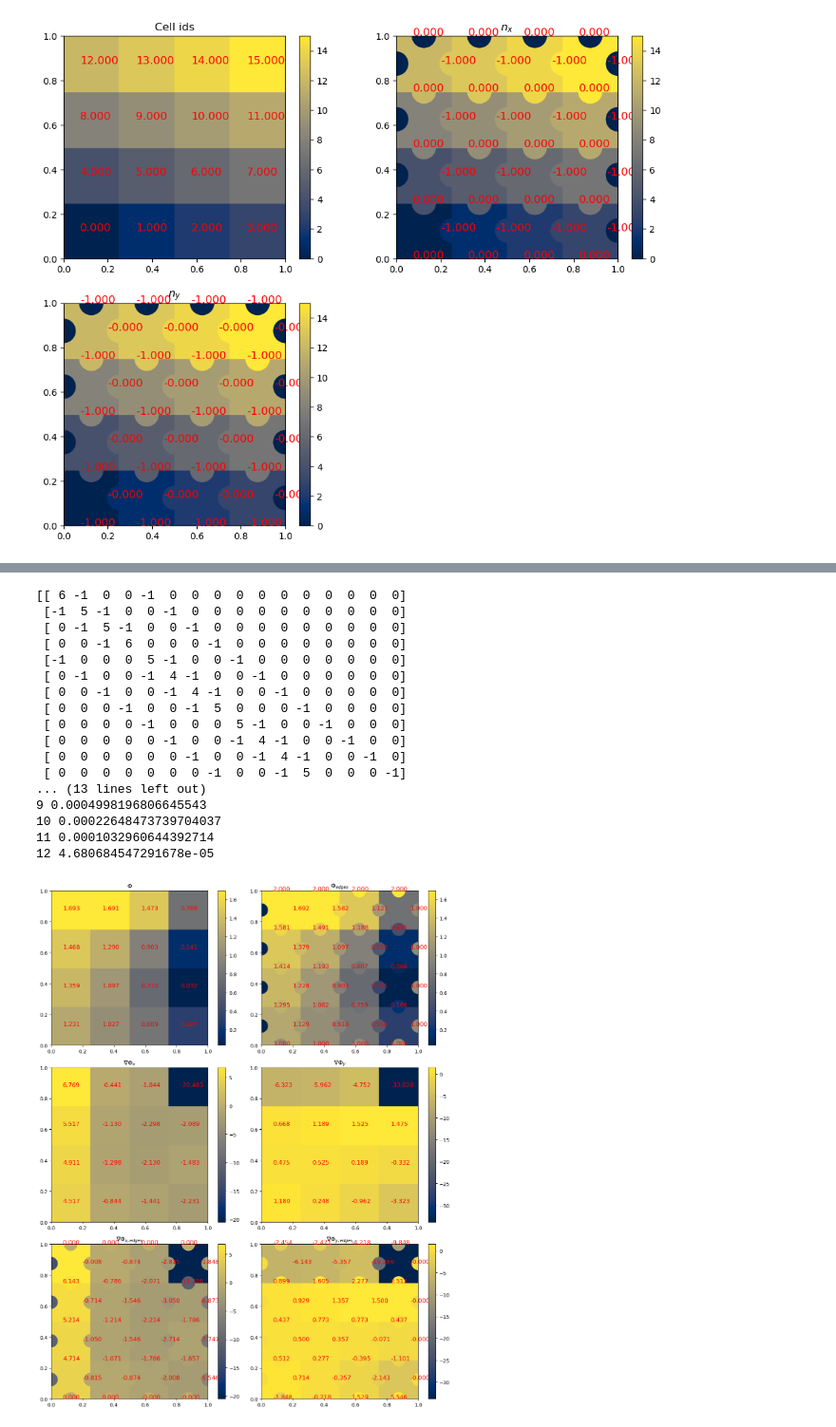
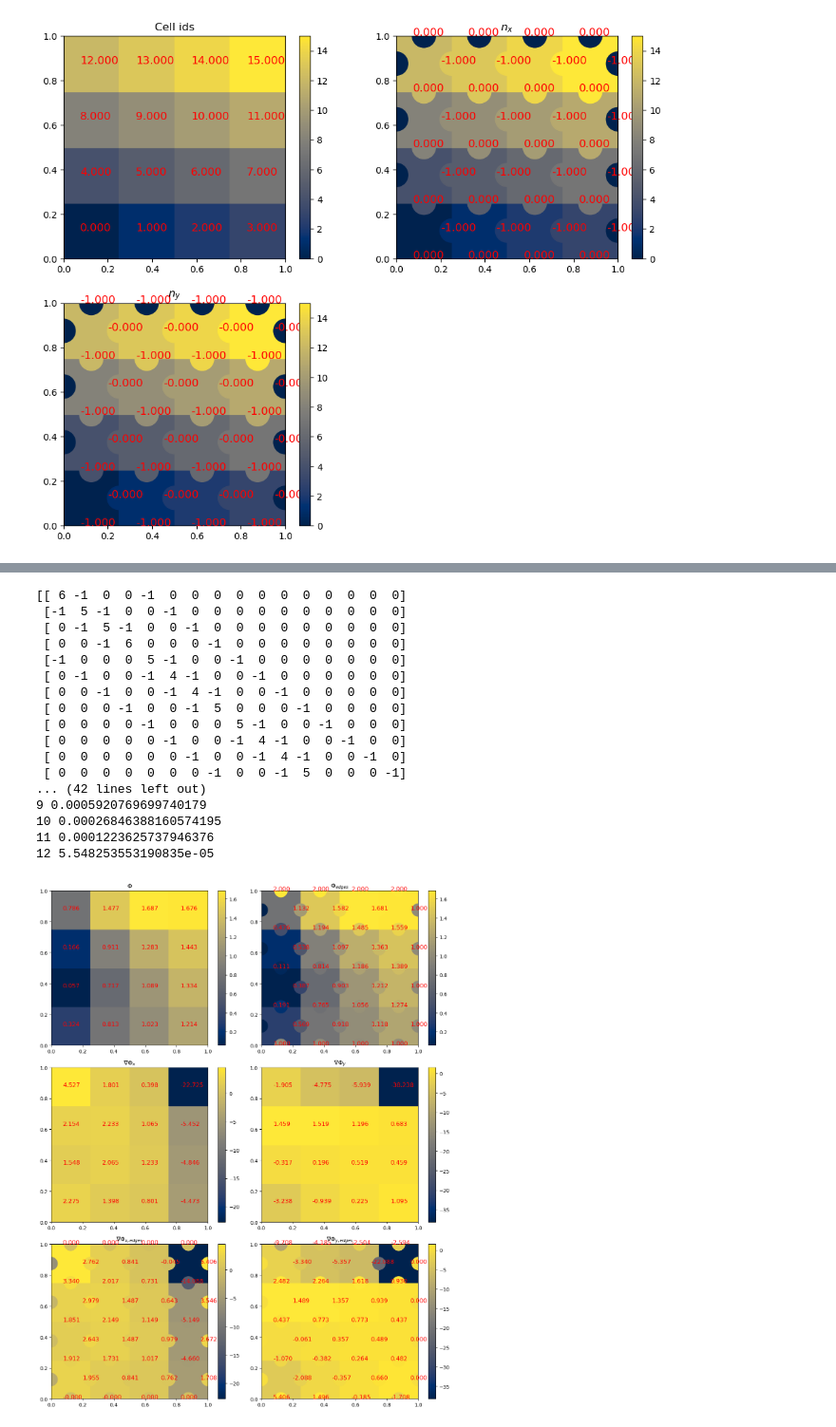
Before and after one commit to XerusN/cfd-tests, a Jupyter notebook: tests.ipynb, the cells around one changed output, grey strips where cells are left out. Shown at 95% size. Drawn from its saved outputs; the diff is of its cells as text; code cells hidden in the pictures.

Commit message:
added poisson node based (not matching cfd-rs results)

```diff
--- a/tests.ipynb
+++ b/tests.ipynb
@@ -112,3 +147,38 @@ for i in range(n):
     ax.annotate('{:.3f}'.format(mesh['pairs']['cells_normals'][i][1]), (x[i]-0.05, y[i]), fontsize=12, color='r')
 # %% [output]
 [figure]
+# %%
+n_nodes = mesh['nodes']['n']
+n_pairs = mesh['pairs']['n']
+
+fig = plt.figure(figsize=(12, 15))
+
+ax = fig.add_subplot(3, 2, 1)
+nodes_id = np.arange(n_nodes)
+plot_nodes(fig, ax, mesh, nodes_id, title=r'Node ids', xlim=(-0.1, 1.1), ylim=(-0.1, 1.1))
+
+ax = fig.add_subplot(3, 2, 2)
+x = pairs_centers[:, 0]
+y = pairs_centers[:, 1]
+values = mesh['pairs']['nodes']
+values = [v[0] for v in values]
+n = n_pairs
+scalar_map=plot_nodes(fig, ax, mesh, nodes_id, xlim=(-0.1, 1.1), ylim=(-0.1, 1.1), print_values=False)
+cm = ax.scatter(x, y, c=values, cmap=scalar_map.get_cmap(), norm=scalar_map.norm, s=1./float(n_cells-1)*10000.)
+ax.set_title(r'$n_x$')
+# fig.colorbar(cm, ax=ax, label='edges')
+for i in range(n):
+    ax.annotate('{:.3f}'.format(mesh['pairs']['nodes_normals'][i][0]), (x[i]-0.05, y[i]), fontsize=12, color='r')
+
+ax = fig.add_subplot(3, 2, 3)
+x = pairs_centers[:, 0]
+y = pairs_centers[:, 1]
+values = mesh['pairs']['nodes']
+values = [v[0] for v in values]
+n = n_pairs
+scalar_map=plot_nodes(fig, ax, mesh, nodes_id, xlim=(-0.1, 1.1), ylim=(-0.1, 1.1), print_values=False)
+cm = ax.scatter(x, y, c=values, cmap=scalar_map.get_cmap(), norm=scalar_map.norm, s=1./float(n_cells-1)*10000.)
+ax.set_title(r'$n_y$')
+# fig.colorbar(cm, ax=ax, label='edges')
+for i in range(n):
+    ax.annotate('{:.3f}'.format(mesh['pairs']['nodes_normals'][i][1]), (x[i]-0.05, y[i]), fontsize=12, color='r')
@@ -115,8 +187,8 @@ for i in range(n):
 # %%
-from poisson import poisson
+from poisson import poisson_cell
 
 boundaries= [('D', 0.), ('D', 1.), ('D', 1.), ('D', 2.)]
-phi, phi_edges, grad_x, grad_y, grad_x_e, grad_y_e = poisson(mesh, boundaries)
+phi, phi_edges, grad_x, grad_y, grad_x_e, grad_y_e = poisson_cell(mesh, boundaries)
 
 fig = plt.figure(figsize=(12, 15))
 
@@ -158,36 +230,36 @@ ax.set_title(r'$\nabla \Phi_{x,edges}$')
 # fig.colorbar(cm, ax=ax, label='edges')
 for i in range(n):
     ax.annotate('{:.3f}'.format(values[i]), (x[i]-0.05, y[i]), fontsize=12, color='r')
 
 ax = fig.add_subplot(3, 2, 6)
 x = pairs_centers[:, 0]
 y = pairs_centers[:, 1]
 values = grad_y_e
 n = n_pairs
 scalar_map=plot_cells(fig, ax, mesh, grad_y, xlim=(0., 1.), ylim=(0., 1.), print_values=False)
 cm = ax.scatter(x, y, c=values, cmap=scalar_map.get_cmap(), norm=scalar_map.norm, s=1./float(n_cells-1)*10000.)
 ax.set_title(r'$\nabla \Phi_{y,edges}$')
 # fig.colorbar(cm, ax=ax, label='edges')
 for i in range(n):
     ax.annotate('{:.3f}'.format(values[i]), (x[i]-0.05, y[i]), fontsize=12, color='r')
 
 fig.tight_layout()
 # %% [output]
 [[ 6 -1  0  0 -1  0  0  0  0  0  0  0  0  0  0  0]
  [-1  5 -1  0  0 -1  0  0  0  0  0  0  0  0  0  0]
  [ 0 -1  5 -1  0  0 -1  0  0  0  0  0  0  0  0  0]
  [ 0  0 -1  6  0  0  0 -1  0  0  0  0  0  0  0  0]
  [-1  0  0  0  5 -1  0  0 -1  0  0  0  0  0  0  0]
  [ 0 -1  0  0 -1  4 -1  0  0 -1  0  0  0  0  0  0]
  [ 0  0 -1  0  0 -1  4 -1  0  0 -1  0  0  0  0  0]
  [ 0  0  0 -1  0  0 -1  5  0  0  0 -1  0  0  0  0]
  [ 0  0  0  0 -1  0  0  0  5 -1  0  0 -1  0  0  0]
  [ 0  0  0  0  0 -1  0  0 -1  4 -1  0  0 -1  0  0]
  [ 0  0  0  0  0  0 -1  0  0 -1  4 -1  0  0 -1  0]
  [ 0  0  0  0  0  0  0 -1  0  0 -1  5  0  0  0 -1]
-... (13 lines left out)
-9 0.0004998196806645543
-10 0.00022648473739704037
-11 0.0001032960644392714
-12 4.680684547291678e-05
+... (42 lines left out)
+9 0.0005920769699740179
+10 0.00026846388160574195
+11 0.0001223625737946376
+12 5.548253553190835e-05
-[figure, old version]
+[figure, new version]
```
Also changed, not shown: parts of 6 cells of this notebook, 1 other file.
